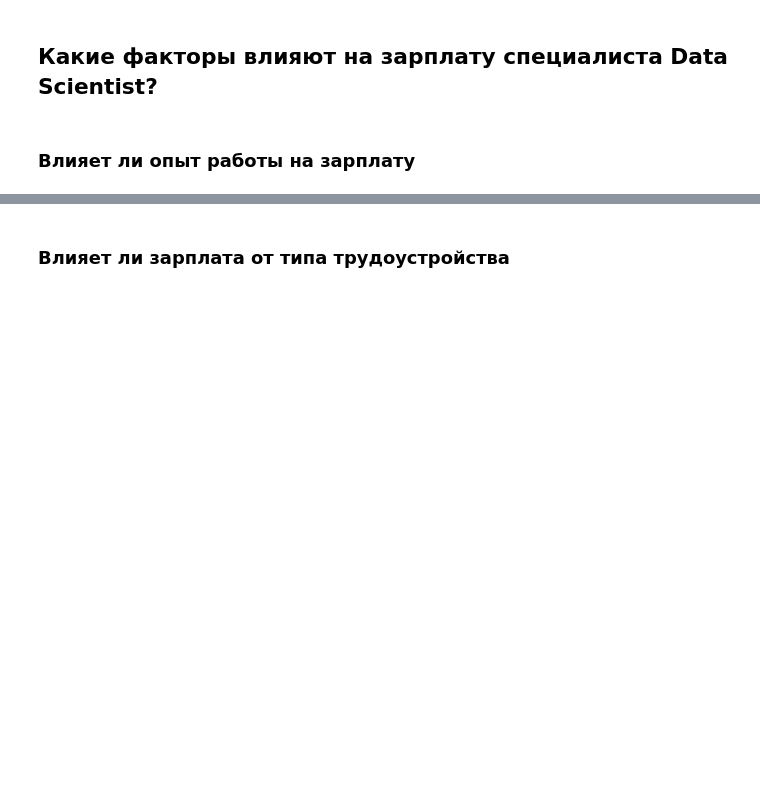
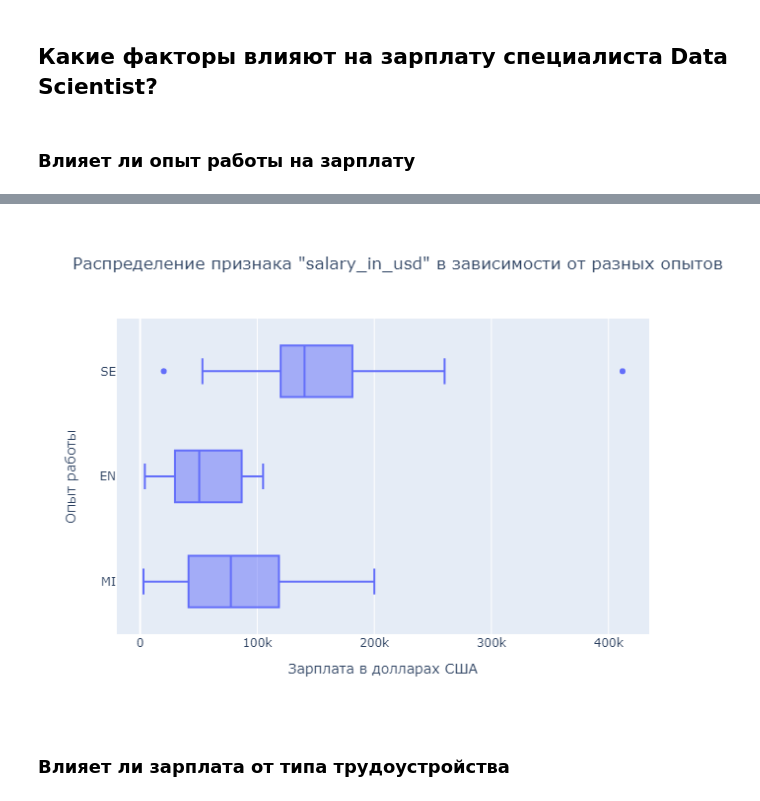
Before and after one commit to Rod10nN/HR_AGENCY_DATA_RESEARCH_, a Jupyter notebook: HR_AGENCY_DATA_RESEARCH.ipynb, the cells around one changed output, grey strips where cells are left out. Saved outputs shown, nothing was run; the diff lists cells and outputs as text; code cells hidden in the pictures; blank space fills up the shorter version.

```diff
--- a/HR_AGENCY_DATA_RESEARCH.ipynb
+++ b/HR_AGENCY_DATA_RESEARCH.ipynb
@@ -162,11 +167,13 @@ fig.for_each_trace(lambda t: t.update(name = newnames[t.name]))
 # %%
 fig = px.box(ds_job,
              x='salary_in_usd',
              y= 'experience_level',
              title='Распределение признака "salary_in_usd" в зависимости от разных опытов работы',
              labels= dict(experience_level ='Опыт работы', salary_in_usd='	Зарплата в долларах США')
              )
-fig
+fig.show('png')
+# %% [output]
+[figure, added]
 # %% [markdown]
 ### Влияет ли зарплата от типа трудоустройства
 # %%
```
Also changed, not shown: parts of 7 cells of this notebook, 1 other file.
